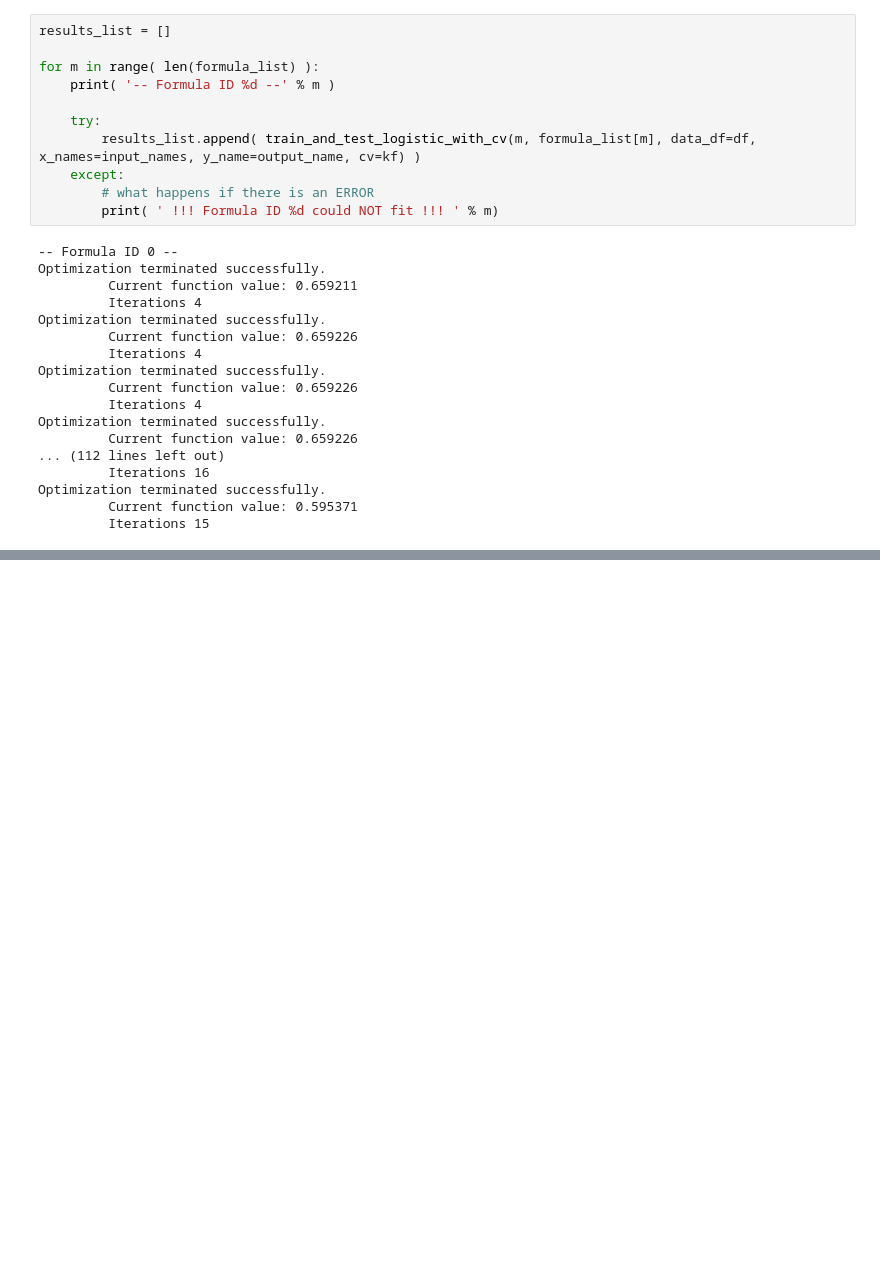
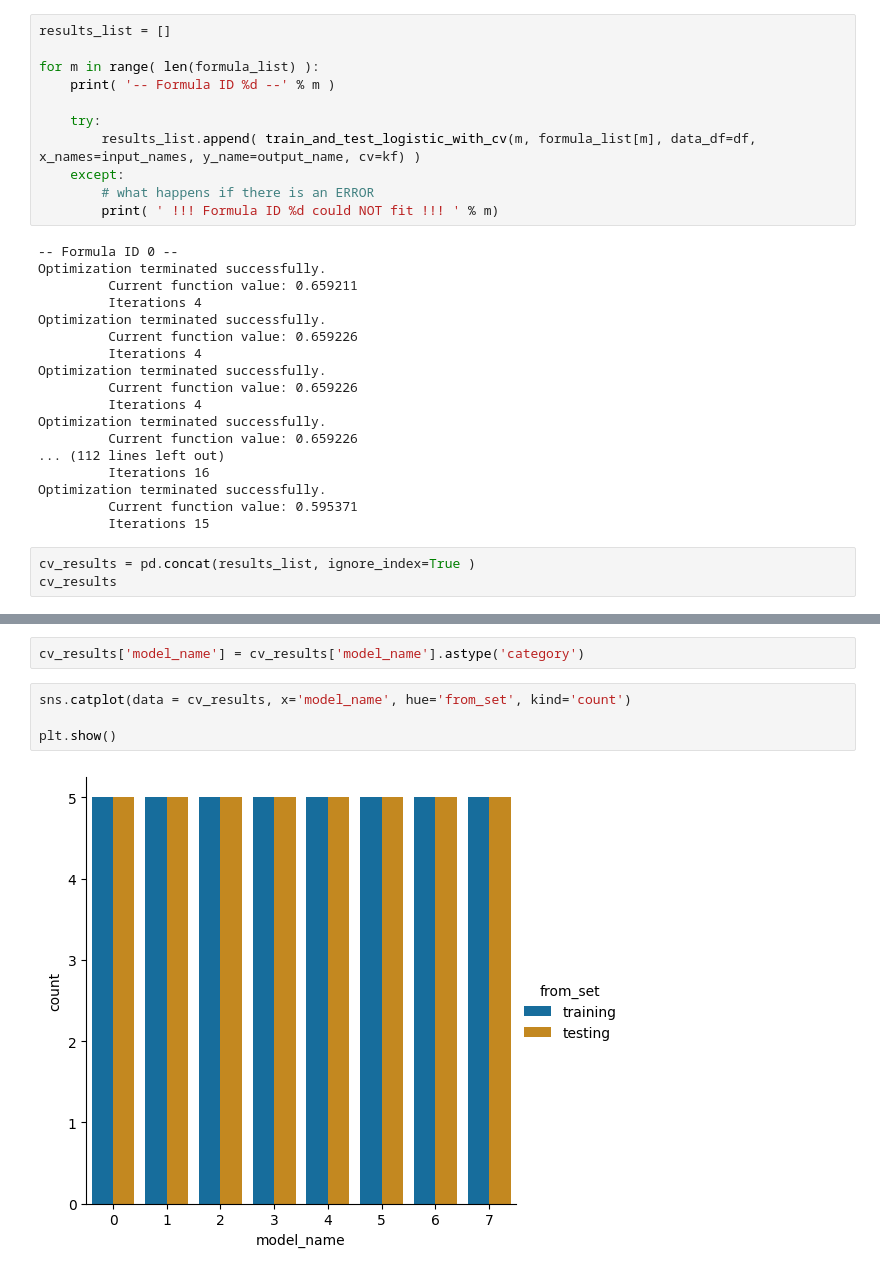
Before and after one commit to vas610/cmpinf-2100_introduction_data_centric_computing, a Jupyter notebook: week14/assignment/eda/Srinivasa_Raghavan_Vasanth_Madhavan_Modeling.ipynb, the cells around one changed output, grey strips where cells are left out. Saved outputs shown, nothing was run; the diff lists cells and outputs as text; blank space fills up the shorter version.

```diff
--- a/week14/assignment/eda/Srinivasa_Raghavan_Vasanth_Madhavan_Modeling.ipynb
+++ b/week14/assignment/eda/Srinivasa_Raghavan_Vasanth_Madhavan_Modeling.ipynb
@@ -909,3 +909,6 @@ Optimization terminated successfully.
 Optimization terminated successfully.
          Current function value: 0.595371
          Iterations 15
+# %%
+cv_results = pd.concat(results_list, ignore_index=True )
+cv_results
@@ -911,0 +942,8 @@ Optimization terminated successfully.
+# %%
+cv_results['model_name'] = cv_results['model_name'].astype('category')
+# %%
+sns.catplot(data = cv_results, x='model_name', hue='from_set', kind='count')
+
+plt.show()
+# %% [output]
+[figure, added]
```
Also changed, not shown: parts of 7 cells of this notebook.
